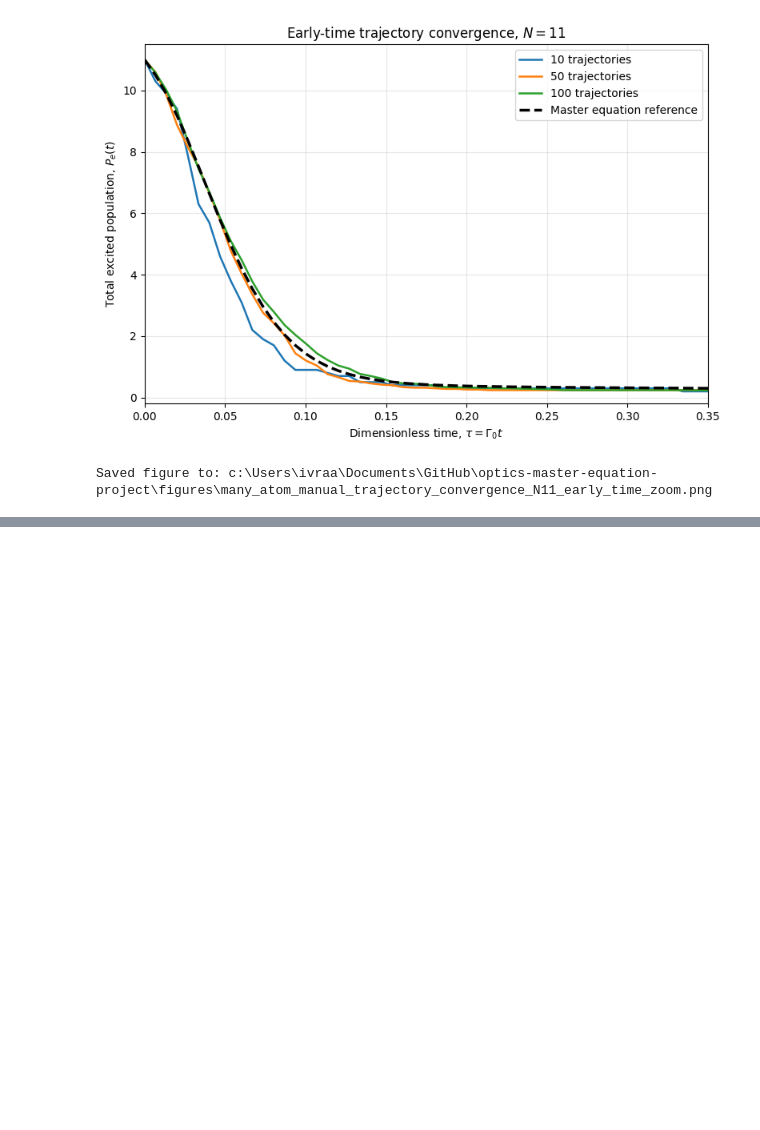
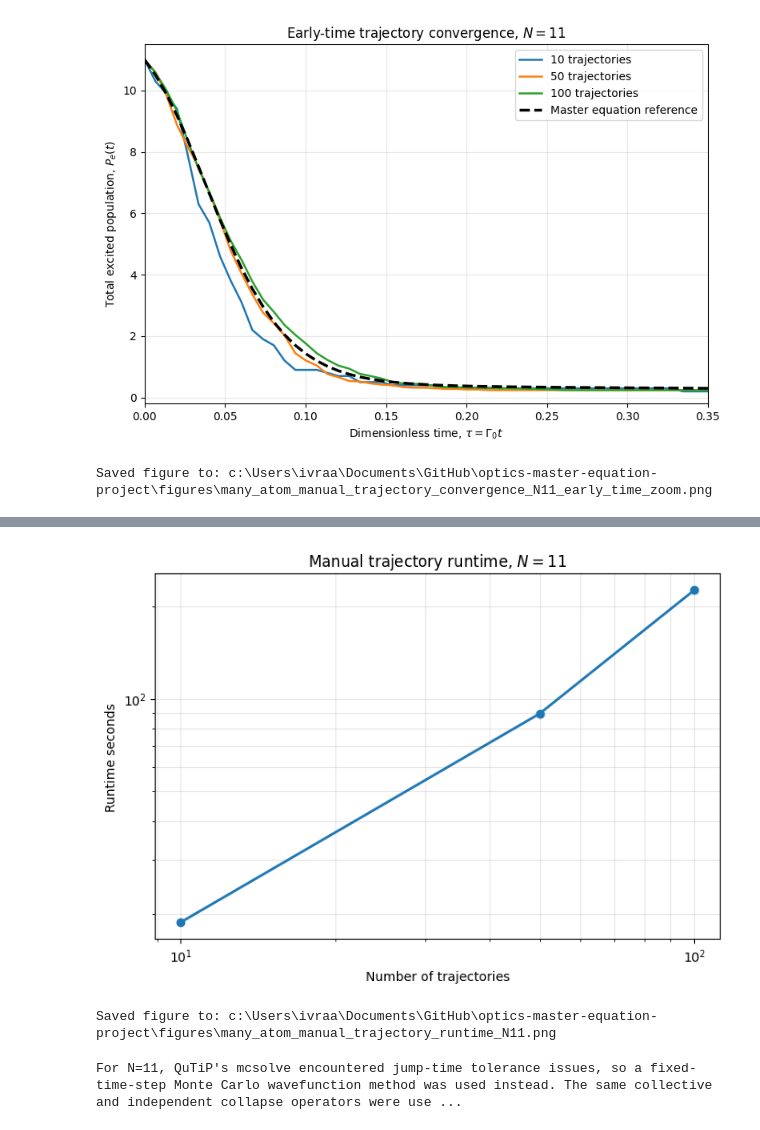
Before and after one commit to shivibalaji/optics-master-equation-project, a Jupyter notebook: notebooks/06_many_atom_trajectories.ipynb, the cells around one changed output, grey strips where cells are left out. Cells and saved outputs as stored; diff of their text form; code cells hidden in the pictures; blank space fills up the shorter version.

```diff
--- a/notebooks/06_many_atom_trajectories.ipynb
+++ b/notebooks/06_many_atom_trajectories.ipynb
@@ -933,0 +979,38 @@ Saved figure to: c:\Users\ivraa\Documents\GitHub\optics-master-equation-project\
+# %%
+#plot-N11-manual-trajectory-runtime-vs-ntraj
+plt.figure(figsize=(7, 5))
+
+plt.plot(
+    runtime_table_N11_manual["ntraj"],
+    runtime_table_N11_manual["runtime seconds"],
+    marker="o",
+    linewidth=2,
+)
+
+plt.xscale("log")
+plt.yscale("log")
+plt.xlabel("Number of trajectories")
+plt.ylabel("Runtime seconds")
+plt.title(r"Manual trajectory runtime, $N=11$")
+plt.grid(True, which="both", alpha=0.3)
+plt.tight_layout()
+
+figure_path = FIGURES_DIR / "many_atom_manual_trajectory_runtime_N11.png"
+plt.savefig(figure_path, dpi=300)
+plt.show()
+
+print("Saved figure to:", figure_path)
+# %% [output]
+[figure, added]
+Saved figure to: c:\Users\ivraa\Documents\GitHub\optics-master-equation-project\figures\many_atom_manual_trajectory_runtime_N11.png
+# %%
+#report-note-N11-manual-trajectory-convergence
+print(
+    "For N=11, QuTiP's mcsolve encountered jump-time tolerance issues, so a fixed-time-step "
+    "Monte Carlo wavefunction method was used instead. The same collective and independent "
+    "collapse operators were used as in the master-equation calculation. The trajectory average "
+    "approaches the full master-equation reference as the number of trajectories increases, "
+    "showing the expected convergence of the stochastic wavefunction method."
+)
+# %% [output]
+For N=11, QuTiP's mcsolve encountered jump-time tolerance issues, so a fixed-time-step Monte Carlo wavefunction method was used instead. The same collective and independent collapse operators were use ...
```
Also changed, not shown: parts of 2 cells of this notebook, 2 other files.
